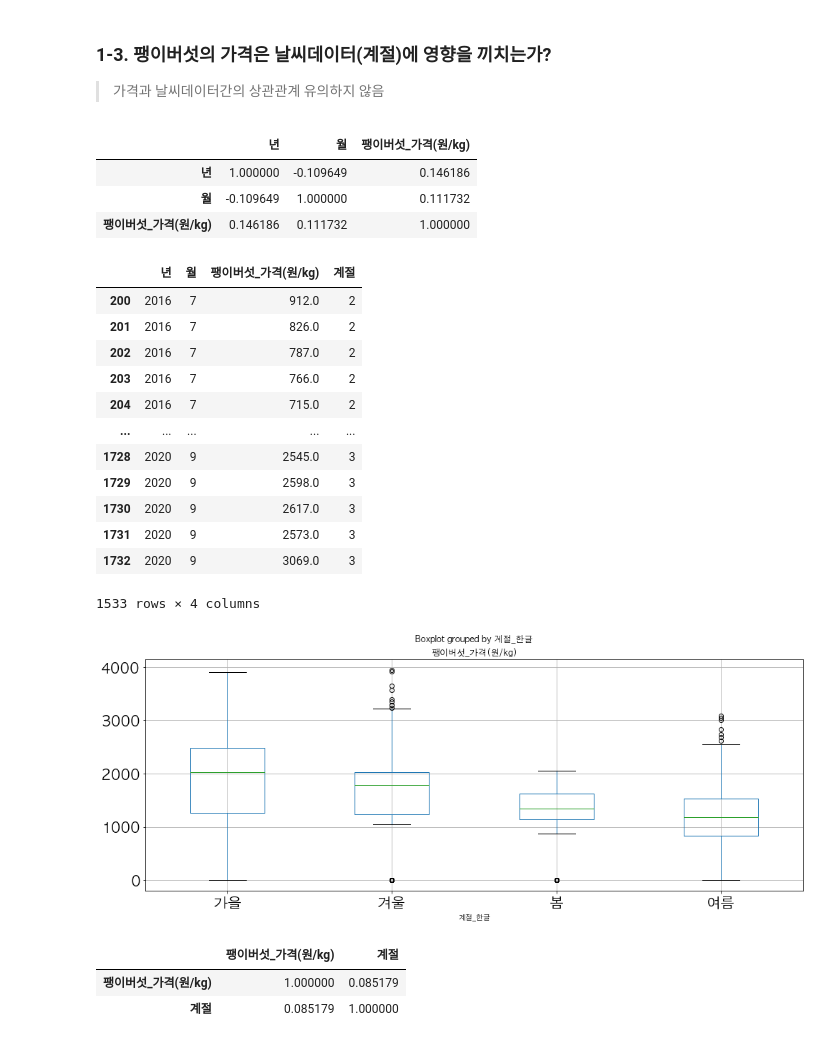
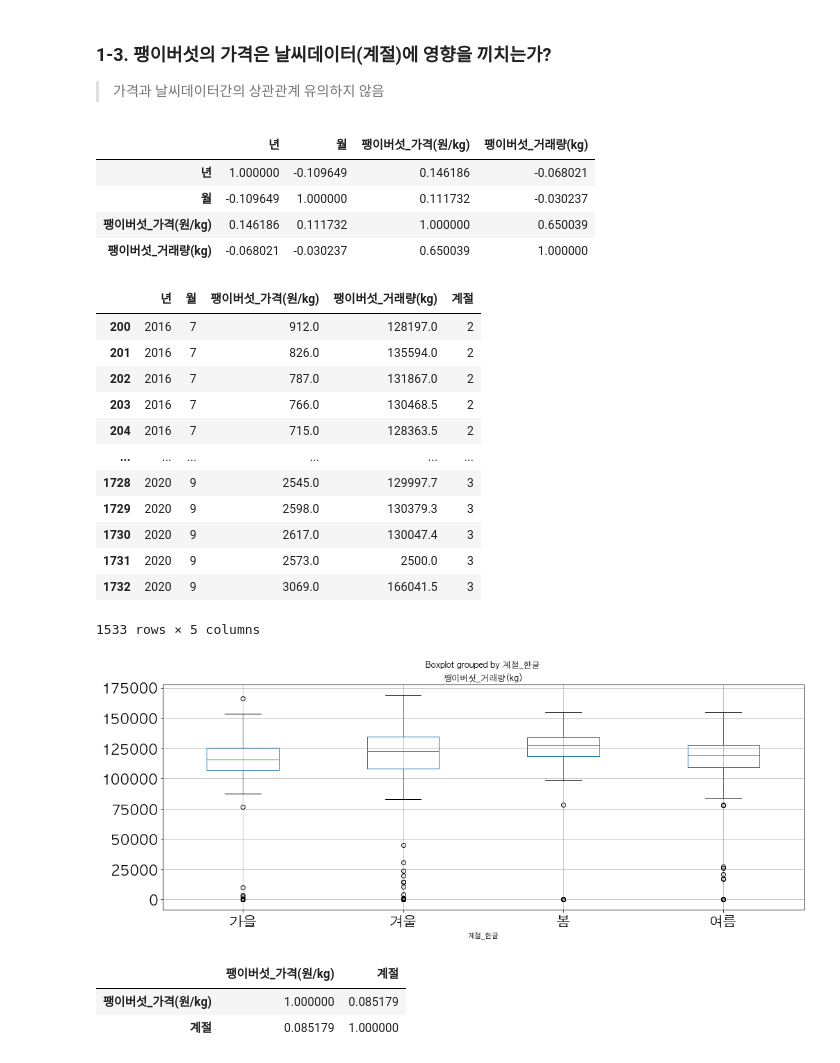
Before and after one commit to noobuy/products_price_predict, a Jupyter notebook: eda/mushroom_EDA2&Preprocessing(파생변수).ipynb, the cells around one changed output. Saved outputs shown, nothing was run; the diff lists cells and outputs as text; code cells hidden in the pictures.

```diff
--- a/eda/mushroom_EDA2&Preprocessing(파생변수).ipynb
+++ b/eda/mushroom_EDA2&Preprocessing(파생변수).ipynb
@@ -290,13 +269,14 @@ plt.show()
 ### 1-3. 팽이버섯의 가격은 날씨데이터(계절)에 영향을 끼치는가?
 > 가격과 날씨데이터간의 상관관계 유의하지 않음
 # %%
-mushroom_weather = mushroom_train_date[['년','월','팽이버섯_가격(원/kg)']]
+mushroom_weather = mushroom_train_date[['년','월','팽이버섯_가격(원/kg)','팽이버섯_거래량(kg)']]
 mushroom_weather.corr()
 # %% [output]
-|  | 년 | 월 | 팽이버섯_가격(원/kg) |
-| 년 | 1.000000 | -0.109649 | 0.146186 |
-| 월 | -0.109649 | 1.000000 | 0.111732 |
-| 팽이버섯_가격(원/kg) | 0.146186 | 0.111732 | 1.000000 |
+|  | 년 | 월 | 팽이버섯_가격(원/kg) | 팽이버섯_거래량(kg) |
+| 년 | 1.000000 | -0.109649 | 0.146186 | -0.068021 |
+| 월 | -0.109649 | 1.000000 | 0.111732 | -0.030237 |
+| 팽이버섯_가격(원/kg) | 0.146186 | 0.111732 | 1.000000 | 0.650039 |
+| 팽이버섯_거래량(kg) | -0.068021 | -0.030237 | 0.650039 | 1.000000 |
 # %%
 mushroom_season = mushroom_weather.copy()
 
@@ -304,19 +284,19 @@ mushroom_season = mushroom_weather.copy()
 mushroom_season['계절'] = (mushroom_season['월'] // 3 % 4)
 mushroom_season[200:]
 # %% [output]
-|  | 년 | 월 | 팽이버섯_가격(원/kg) | 계절 |
-| 200 | 2016 | 7 | 912.0 | 2 |
-| 201 | 2016 | 7 | 826.0 | 2 |
-| 202 | 2016 | 7 | 787.0 | 2 |
-| 203 | 2016 | 7 | 766.0 | 2 |
-| 204 | 2016 | 7 | 715.0 | 2 |
-| ... | ... | ... | ... | ... |
-| 1728 | 2020 | 9 | 2545.0 | 3 |
-| 1729 | 2020 | 9 | 2598.0 | 3 |
-| 1730 | 2020 | 9 | 2617.0 | 3 |
-| 1731 | 2020 | 9 | 2573.0 | 3 |
-| 1732 | 2020 | 9 | 3069.0 | 3 |
+|  | 년 | 월 | 팽이버섯_가격(원/kg) | 팽이버섯_거래량(kg) | 계절 |
+| 200 | 2016 | 7 | 912.0 | 128197.0 | 2 |
+| 201 | 2016 | 7 | 826.0 | 135594.0 | 2 |
+| 202 | 2016 | 7 | 787.0 | 131867.0 | 2 |
+| 203 | 2016 | 7 | 766.0 | 130468.5 | 2 |
+| 204 | 2016 | 7 | 715.0 | 128363.5 | 2 |
+| ... | ... | ... | ... | ... | ... |
+| 1728 | 2020 | 9 | 2545.0 | 129997.7 | 3 |
+| 1729 | 2020 | 9 | 2598.0 | 130379.3 | 3 |
+| 1730 | 2020 | 9 | 2617.0 | 130047.4 | 3 |
+| 1731 | 2020 | 9 | 2573.0 | 2500.0 | 3 |
+| 1732 | 2020 | 9 | 3069.0 | 166041.5 | 3 |
-1533 rows × 4 columns
+1533 rows × 5 columns
 # %%
 season_list = []
 for season in mushroom_season['계절']:
@@ -331,10 +311,10 @@ for season in mushroom_season['계절']:
 
 mushroom_season['계절_한글'] = season_list
 # %%
-mushroom_season.boxplot(column='팽이버섯_가격(원/kg)', by = '계절_한글', figsize=(16,6) , fontsize=20)
+mushroom_season.boxplot(column='팽이버섯_거래량(kg)', by = '계절_한글', figsize=(16,6) , fontsize=20)
 mushroom_season.drop(columns=['계절_한글'], inplace=True)
 # %% [output]
-[figure, old version]
+[figure, new version]
 # %%
 mushroom_season.iloc[:,2:].corr()
 # %% [output]
```
Also changed, not shown: parts of 5 cells of this notebook, 33 other files.
